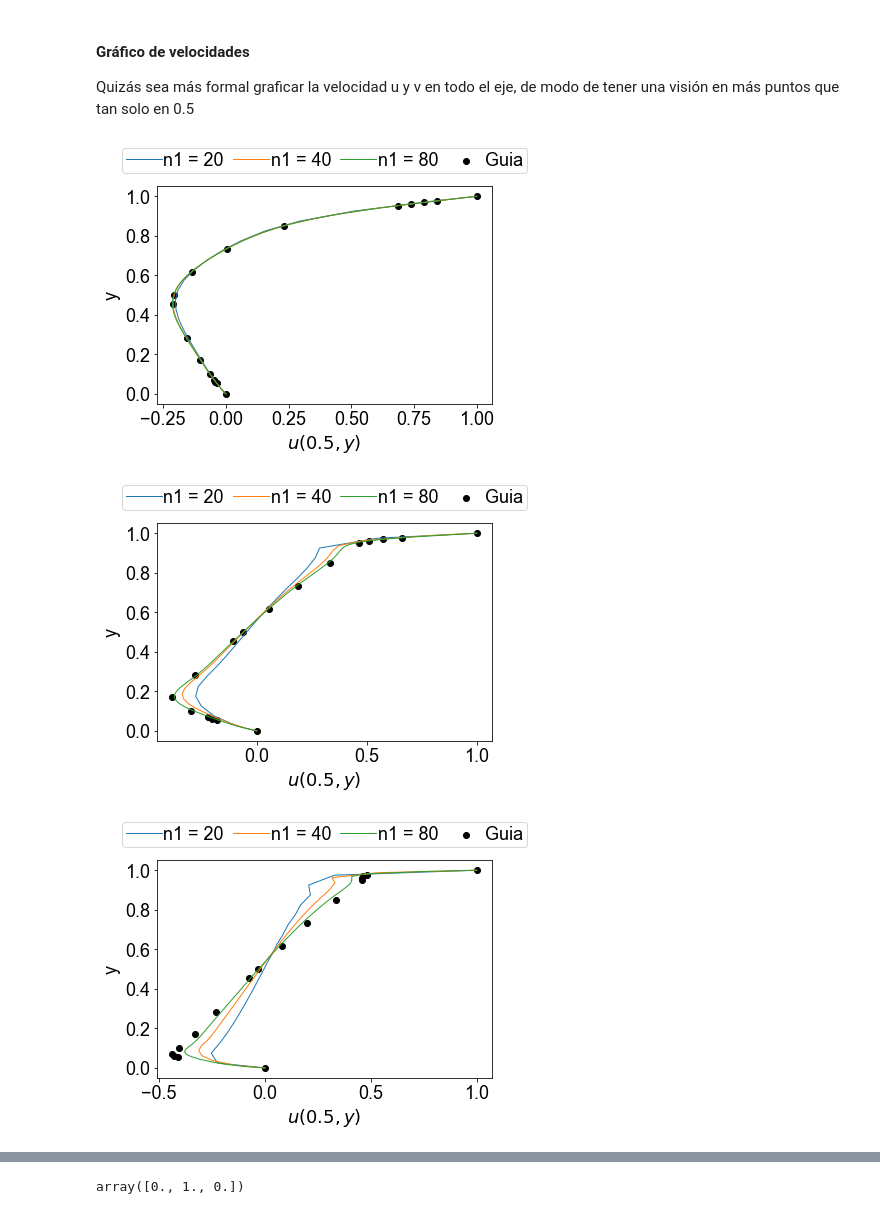
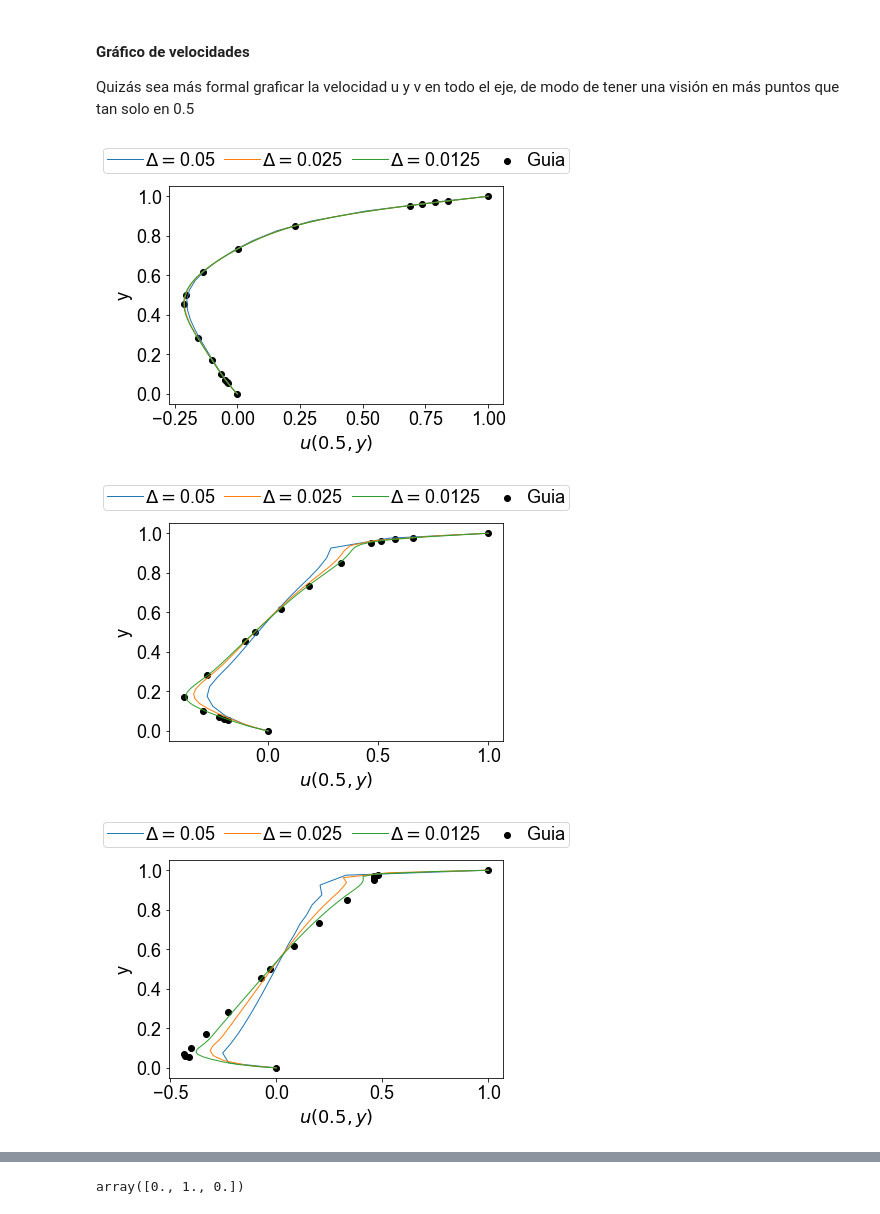
Before and after one commit to Lupama2/Guias_Metodos_Num_Fluidos_I, a Jupyter notebook: Guias/Informe_final/Programa/graficos/graficos.ipynb, the cells around one changed output, grey strips where cells are left out. Drawn from its saved outputs; the diff is of its cells as text; code cells hidden in the pictures.

```diff
--- a/Guias/Informe_final/Programa/graficos/graficos.ipynb
+++ b/Guias/Informe_final/Programa/graficos/graficos.ipynb
@@ -344,34 +344,34 @@ for k in range(len(vel_array)):
                 var_y = datos[:,k+1]
 
                 guia_x = guia_dicc[vel_array[k]][Re][0]
                 guia_y = guia_dicc[vel_array[k]][Re][1]
 
 
                 var_x = np.append([0.0],var_x)
                 var_x = np.append(var_x, [1.0])
 
                 var_y = np.append([0.0],var_y)
                 var_y = np.append(var_y, [0.0])
 
-            label_ = 'n1 = ' + str(n1)
+            label_ = '$\Delta = $' + str(1/n1)
             plt.plot(var_x, var_y, label =  label_, linewidth = 1)
 
         plt.scatter(guia_x,guia_y, label = 'Guia', linewidth = 1, color = 'black')
 
         plt.legend(loc='lower center', ncol = 4, bbox_to_anchor=(0, 1.02, 1, 0.2), handletextpad=0.1, borderpad = 0.2, columnspacing=0.5)
         #plt.legend(loc='lower center', ncol = 4, bbox_to_anchor=(0, 1.02, 1, 0.2),fontsize = 12)
 
         if vel_array[k] == 'u':
             plt.xlabel('$u(0.5,y)$')
             plt.ylabel('y')
         else:
             plt.ylabel('$v(x,0.5)$')
             plt.xlabel('x')
 
         #Guardo la figura
         plt.savefig('termino_adv_' + str(termino_advectivo)+inciso+'_'+vel_array[k]+'_'+str(Re)+'.pdf', format='pdf',bbox_inches = "tight")
         plt.show()
 # %% [output]
-[figure, old version]
+[figure, new version]
-[figure, old version]
+[figure, new version]
-[figure, old version]
+[figure, new version]
```
Also changed, not shown: parts of 11 cells of this notebook, 58 other files.
